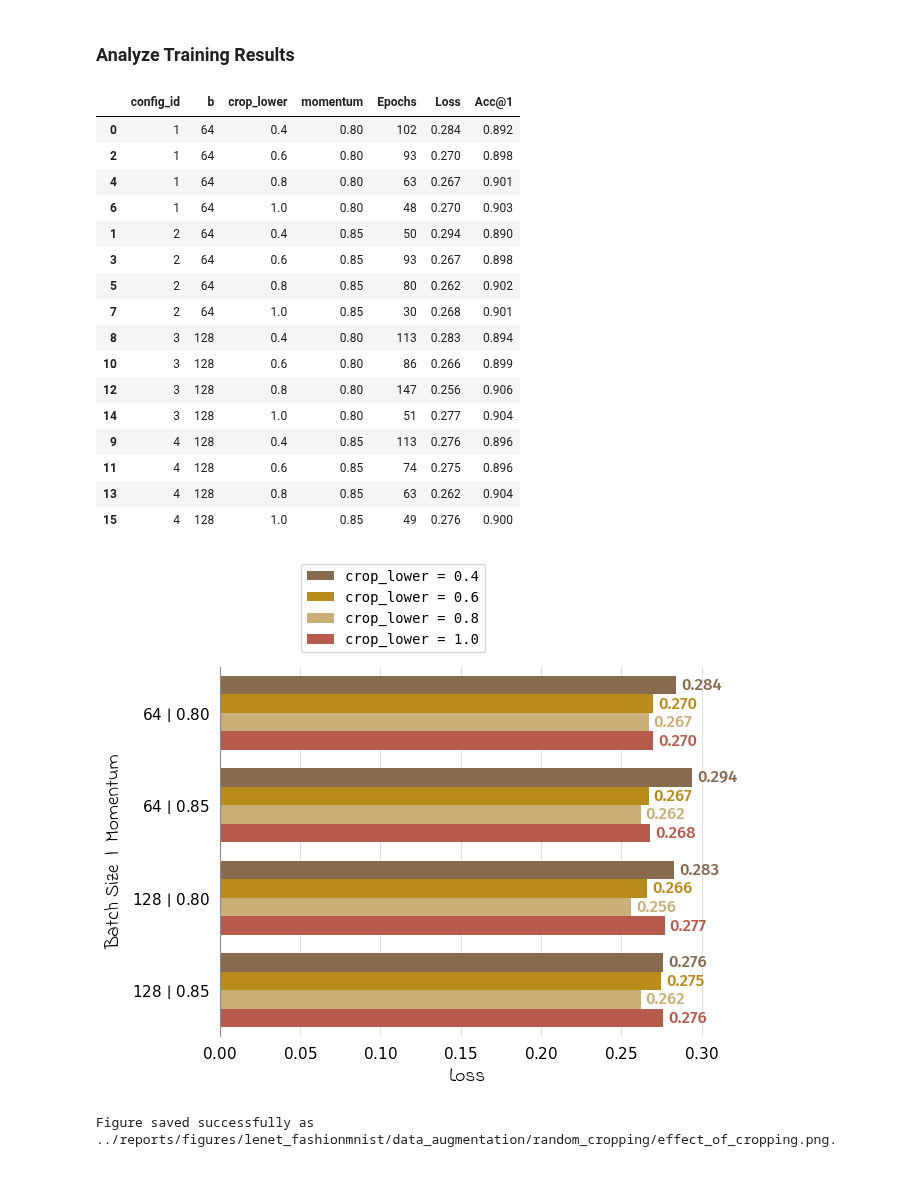
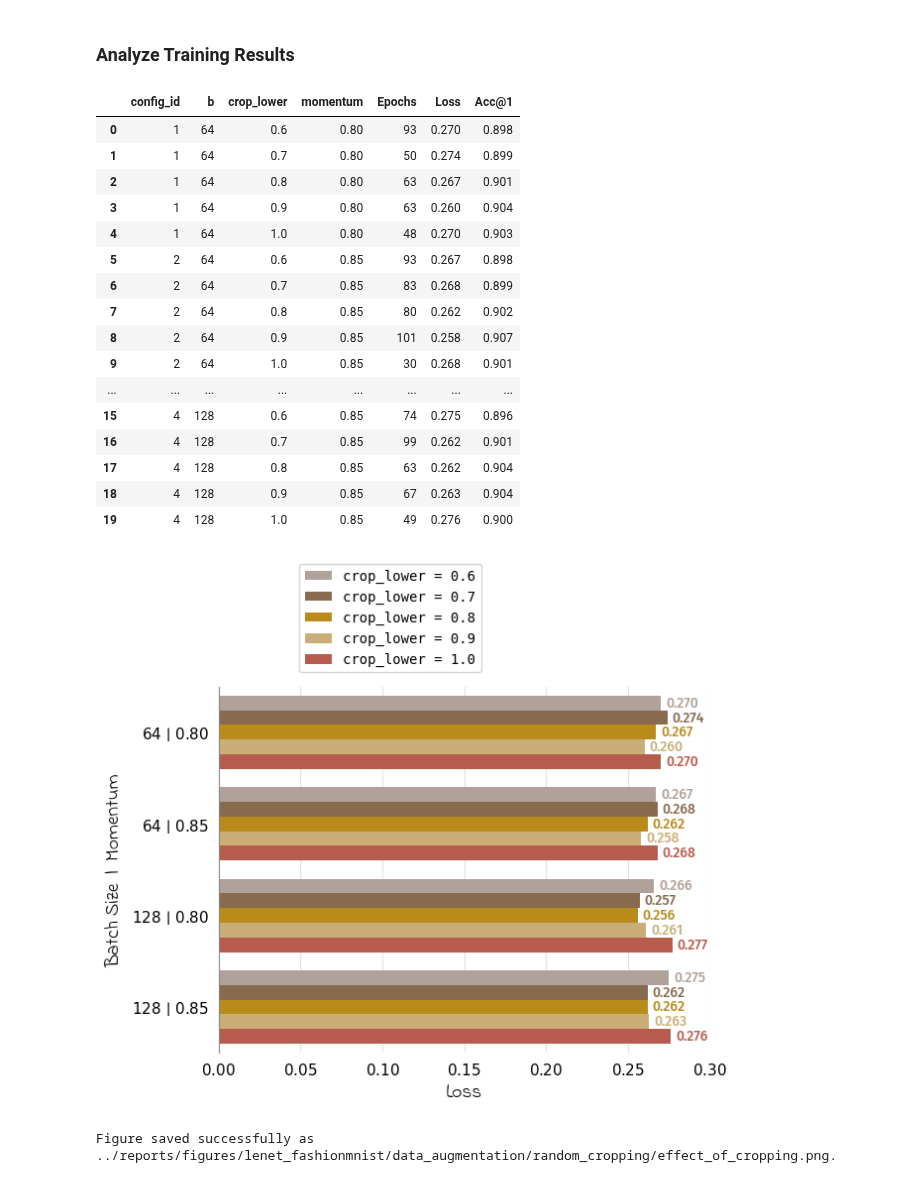
Before and after one commit to mrvnthss/rsa-vision-networks, a Jupyter notebook: notebooks/4.2-mt-data-analysis-lenet-fashionmnist.ipynb, the cells around one changed output. Drawn from its saved outputs; the diff is of its cells as text; code cells hidden in the pictures.

Commit message:
Update notebook with latest results

```diff
--- a/notebooks/4.2-mt-data-analysis-lenet-fashionmnist.ipynb
+++ b/notebooks/4.2-mt-data-analysis-lenet-fashionmnist.ipynb
@@ -884,7 +884,7 @@ save_figure(fig_heatmap_subset, dir_name / "heatmap_subset.png")
 ## Data Augmentation: Horizontal Flipping
 # %%
 # Load and parse results
-log_dir = "../out/lenet_fashionmnist/data_augmentation/horizontal_flipping/2024-09-08_11-17-03"
+log_dir = "../out/lenet_fashionmnist/data_augmentation/horizontal_flipping/2024-09-21_14-20-38"
 hflip = parse_log_dir(
     log_dir,
     get_training_results,
@@ -1102,25 +1102,30 @@ Image saved successfully as ../reports/figures/lenet_fashionmnist/data_augmentat
 ### Analyze Training Results
 # %%
 # Load and parse results
-log_dir = "../out/lenet_fashionmnist/data_augmentation/random_cropping/2024-09-11_15-39-58"
+log_dir = "../out/lenet_fashionmnist/data_augmentation/random_cropping/2024-09-21_14-21-07"
 random_crops = parse_log_dir(
     log_dir,
     get_training_results,
     mode="Val"
 )
 
-# Abbreviate column names
-random_crops = random_crops.rename(columns={
-    "Accuracy@1": "Acc@1",
-    "Accuracy@5": "Acc@5"
-})
+# Modify columns
+random_crops = random_crops.drop(columns=["Accuracy@5"])
+random_crops = random_crops.rename(columns={"Accuracy@1": "Acc@1"})
+
+# Add results from horizontal flipping experiment w/ matching parameters (--> baseline w/o random cropping)
+previous_results = hflip.query("wd == 0.001 and flip_p == 0.5")
+previous_results = previous_results.drop(columns=["config_id", "flip_p", "wd"])
+previous_results["crop_lower"] = 1.0
+random_crops = pd.concat([random_crops, previous_results], axis=0)
+random_crops = random_crops.sort_values(by=["b", "momentum", "crop_lower"]).reset_index(drop=True)
 
 # Add ID to identify runs with identical hparams (except for crop_lower)
 random_crops["config_id"] = random_crops.groupby(["b", "momentum"]).ngroup() + 1
 
-# Reorder columns and drop "Acc@5"
+# Reorder columns
 col_order = random_crops.columns.tolist()
-col_order = [col_name for col_name in col_order if col_name not in ["config_id", "Acc@5"]]
+col_order = [col_name for col_name in col_order if col_name != "config_id"]
 col_order = ["config_id", *col_order]
 random_crops = random_crops[col_order]
 
@@ -1129,28 +1134,29 @@ random_crops = random_crops.sort_values(by=["config_id", "crop_lower"])
 random_crops
 # %% [output]
 |  | config_id | b | crop_lower | momentum | Epochs | Loss | Acc@1 |
-| 0 | 1 | 64 | 0.4 | 0.80 | 102 | 0.284 | 0.892 |
-| 2 | 1 | 64 | 0.6 | 0.80 | 93 | 0.270 | 0.898 |
-| 4 | 1 | 64 | 0.8 | 0.80 | 63 | 0.267 | 0.901 |
-| 6 | 1 | 64 | 1.0 | 0.80 | 48 | 0.270 | 0.903 |
-| 1 | 2 | 64 | 0.4 | 0.85 | 50 | 0.294 | 0.890 |
-| 3 | 2 | 64 | 0.6 | 0.85 | 93 | 0.267 | 0.898 |
-| 5 | 2 | 64 | 0.8 | 0.85 | 80 | 0.262 | 0.902 |
-| 7 | 2 | 64 | 1.0 | 0.85 | 30 | 0.268 | 0.901 |
-| 8 | 3 | 128 | 0.4 | 0.80 | 113 | 0.283 | 0.894 |
-| 10 | 3 | 128 | 0.6 | 0.80 | 86 | 0.266 | 0.899 |
-| 12 | 3 | 128 | 0.8 | 0.80 | 147 | 0.256 | 0.906 |
-| 14 | 3 | 128 | 1.0 | 0.80 | 51 | 0.277 | 0.904 |
-| 9 | 4 | 128 | 0.4 | 0.85 | 113 | 0.276 | 0.896 |
-| 11 | 4 | 128 | 0.6 | 0.85 | 74 | 0.275 | 0.896 |
-| 13 | 4 | 128 | 0.8 | 0.85 | 63 | 0.262 | 0.904 |
-| 15 | 4 | 128 | 1.0 | 0.85 | 49 | 0.276 | 0.900 |
+| 0 | 1 | 64 | 0.6 | 0.80 | 93 | 0.270 | 0.898 |
+| 1 | 1 | 64 | 0.7 | 0.80 | 50 | 0.274 | 0.899 |
+| 2 | 1 | 64 | 0.8 | 0.80 | 63 | 0.267 | 0.901 |
+| 3 | 1 | 64 | 0.9 | 0.80 | 63 | 0.260 | 0.904 |
+| 4 | 1 | 64 | 1.0 | 0.80 | 48 | 0.270 | 0.903 |
+| 5 | 2 | 64 | 0.6 | 0.85 | 93 | 0.267 | 0.898 |
+| 6 | 2 | 64 | 0.7 | 0.85 | 83 | 0.268 | 0.899 |
+| 7 | 2 | 64 | 0.8 | 0.85 | 80 | 0.262 | 0.902 |
+| 8 | 2 | 64 | 0.9 | 0.85 | 101 | 0.258 | 0.907 |
+| 9 | 2 | 64 | 1.0 | 0.85 | 30 | 0.268 | 0.901 |
+| ... | ... | ... | ... | ... | ... | ... | ... |
+| 15 | 4 | 128 | 0.6 | 0.85 | 74 | 0.275 | 0.896 |
+| 16 | 4 | 128 | 0.7 | 0.85 | 99 | 0.262 | 0.901 |
+| 17 | 4 | 128 | 0.8 | 0.85 | 63 | 0.262 | 0.904 |
+| 18 | 4 | 128 | 0.9 | 0.85 | 67 | 0.263 | 0.904 |
+| 19 | 4 | 128 | 1.0 | 0.85 | 49 | 0.276 | 0.900 |
 # %%
 # Preparations to set hue in sns.barplot
 palette = {
-    0.4: get_color("dark-wood"),
-    0.6: get_color("tangerine"),
-    0.8: get_color("tacha"),
+    0.6: get_color("thatch"),
+    0.7: get_color("dark-wood"),
+    0.8: get_color("tangerine"),
+    0.9: get_color("tacha"),
     1.0: get_color("grenadier"),
 }
 
@@ -1208,42 +1214,43 @@ ax.set_ylabel("Batch Size  |  Momentum", font=label_font, size=14)
 
 # Modify legend
 custom_labels = {
-    "0.4": "crop_lower = 0.4",
     "0.6": "crop_lower = 0.6",
+    "0.7": "crop_lower = 0.7",
     "0.8": "crop_lower = 0.8",
+    "0.9": "crop_lower = 0.9",
     "1.0": "crop_lower = 1.0"
 }
 handles, labels = ax.get_legend_handles_labels()
 font_properties = FontProperties(family="monospace")
 ax.legend(
     handles,
     [custom_labels[l] for l in labels],
     prop=font_properties,
     bbox_to_anchor=(0.15, 1.02),
     loc="lower left"
 )
 
 # Add text annotations next to bars
 for bar in ax.patches:
     if bar.get_width() > 0:
         ax.text(
             bar.get_width() + 0.003,
             bar.get_y() + bar.get_height() / 2,
             f"{round(bar.get_width(), 3):.3f}",
             ha="left",
             va="center",
             color=bar.get_facecolor(),
             weight="roman",
-            size=12
+            size=10
         )
 
 # Show plot
 plt.show()
 
 # Restore defaults
 plt.rcdefaults()
 # %% [output]
-[figure, old version]
+[figure, new version]
 # %%
 # Save figure
 fig_random_crops = ax.get_figure()
```
Also changed, not shown: parts of 2 cells of this notebook, 3 other files.
